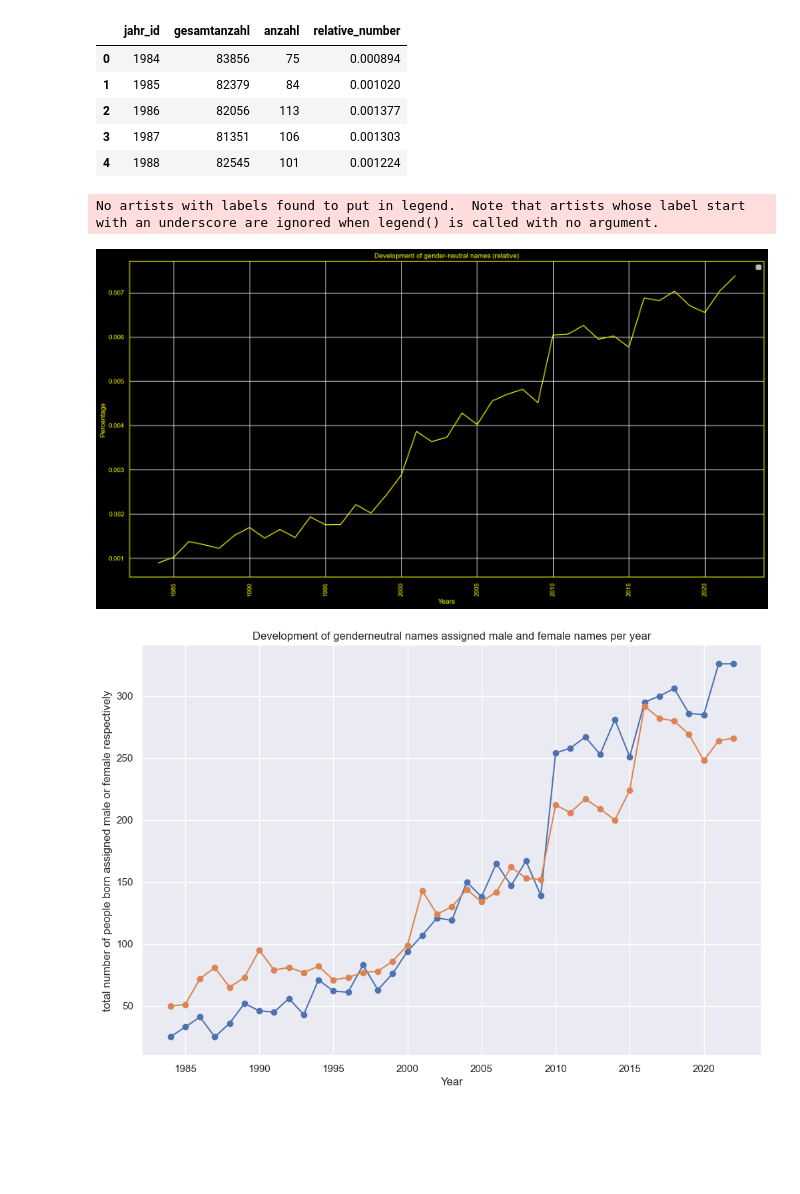
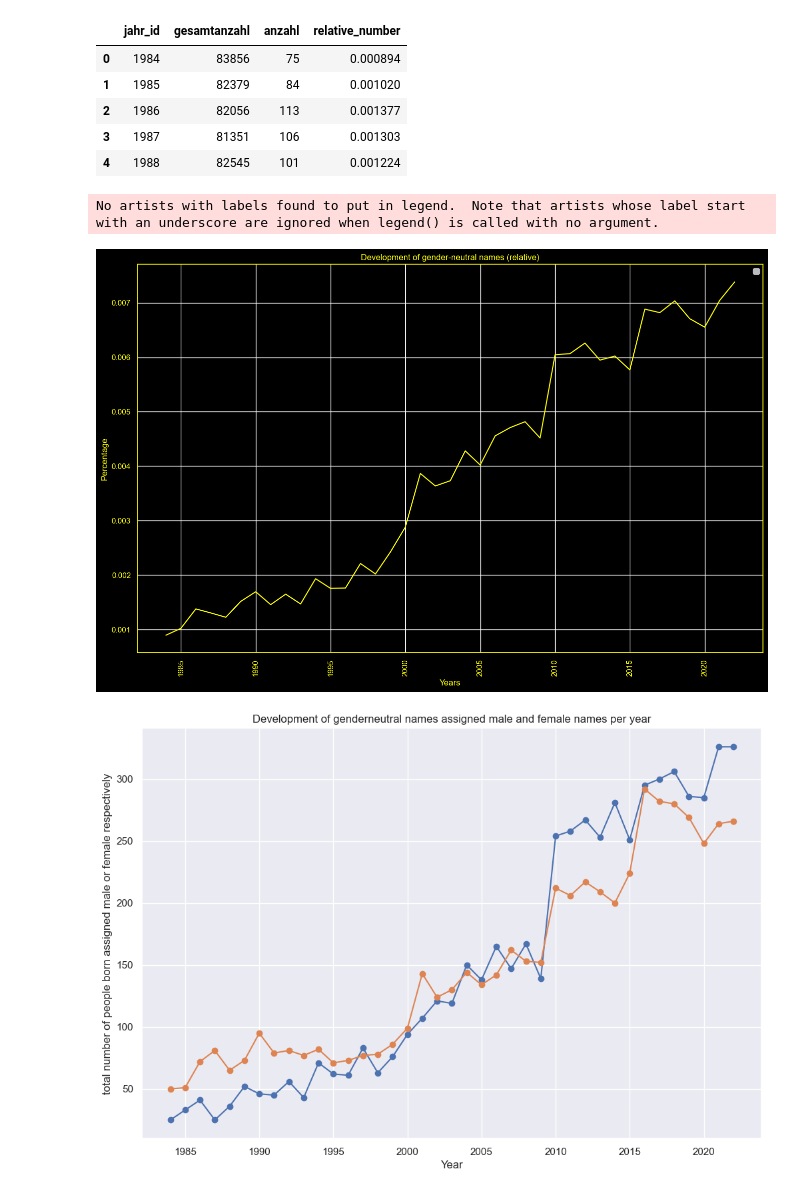
Before and after one commit to claudiamattes98/babynames_database, a Jupyter notebook: babynames_analyse_claudia.ipynb, the cells around one changed output. Cells and saved outputs as stored; diff of their text form; code cells hidden in the pictures; blank space fills up the shorter version.

Commit message:
updated graphs

```diff
--- a/babynames_analyse_claudia.ipynb
+++ b/babynames_analyse_claudia.ipynb
@@ -336,36 +337,36 @@ relative_counts.head()
 # %%
 #plot of absolute numbers
 sns.set(style="darkgrid")
-plt.figure(figsize=(20,10),facecolor='black')
+plt.figure(figsize=(16,10),facecolor='black')
 
 #Set the axes background color
 plt.gca().set_facecolor('black')
 
 plt.gca().spines['bottom'].set_color('yellow')
 plt.gca().spines['left'].set_color('yellow')
 plt.gca().spines['top'].set_color('yellow')
 plt.gca().spines['right'].set_color('yellow')
 
 
 sns.lineplot(x='jahr_id', y='relative_number', data=relative_counts, color='yellow')
 
 
 
 plt.title('Development of gender-neutral names (relative)', color='yellow')
 plt.xlabel('Years', color='yellow')
 plt.ylabel('Percentage', color='yellow')
 plt.legend()
 
 #Change tick colors to yellow
 plt.tick_params(colors='yellow')
 
 #Rotate x-axis labels to prevent overlapping
 plt.xticks(rotation=90)
 
 plt.show()
 # %% [output]
 No artists with labels found to put in legend.  Note that artists whose label start with an underscore are ignored when legend() is called with no argument.
-[figure, old version]
+[figure, new version]
 # %%
 genderneutral_assigned_1 = filtered_babynames[filtered_babynames['geschlecht_bin']==1]
 genderneutral_assigned_2 = filtered_babynames[filtered_babynames['geschlecht_bin']==2]
```
Also changed, not shown: parts of 1 cell of this notebook, 1 other file.
